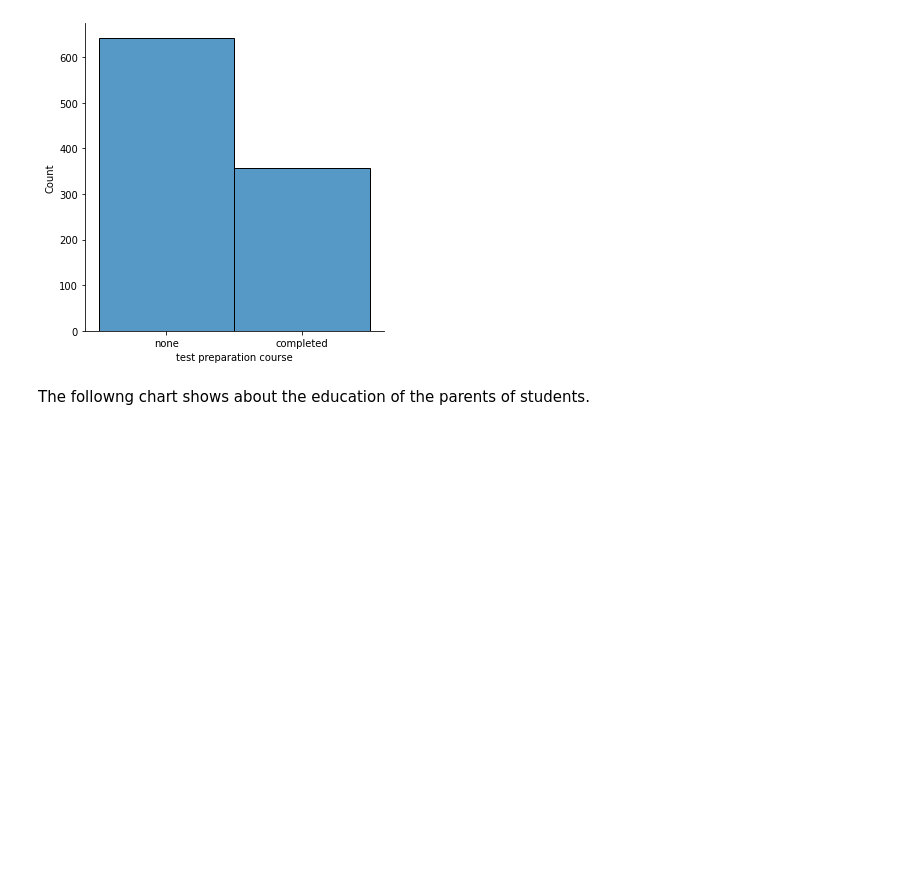
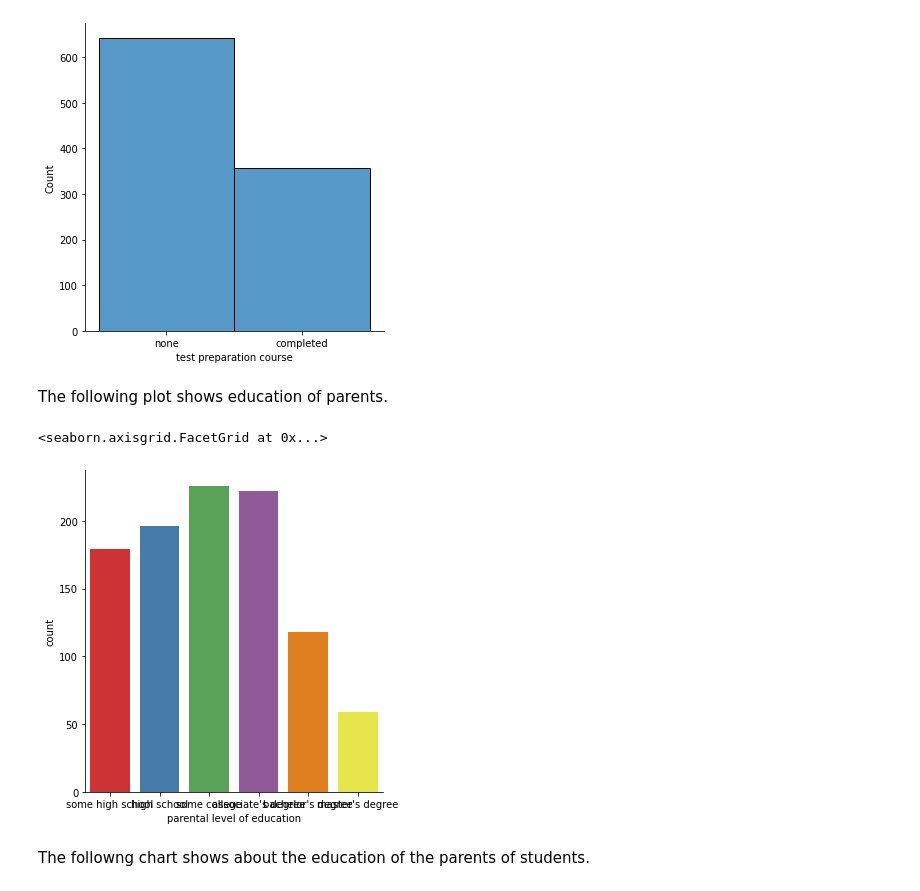
Before and after one commit to Snehith-20/EDA, a Jupyter notebook: EDA.ipynb, the cells around one changed output. Saved outputs shown, nothing was run; the diff lists cells and outputs as text; code cells hidden in the pictures; blank space fills up the shorter version.

```diff
--- a/EDA.ipynb
+++ b/EDA.ipynb
@@ -177,6 +177,15 @@ sns.displot(StudentsPerformance['test preparation course'])
 # %% [output]
 <seaborn.axisgrid.FacetGrid at 0x...>
 [figure]
+# %% [markdown]
+The following plot shows education of parents.
+# %%
+sns.catplot(x="parental level of education", kind="count", data=StudentsPerformance,
+            order=["some high school", "high school", "some college", "associate's degree", "bachelor's degree", "master's degree"],
+            palette="Set1")
+# %% [output]
+<seaborn.axisgrid.FacetGrid at 0x...>
+[figure, added]
 # %% [markdown]
 The followng chart shows about the education of the parents of students.
 # %%
```
Also changed, not shown: parts of 1 cell of this notebook.
